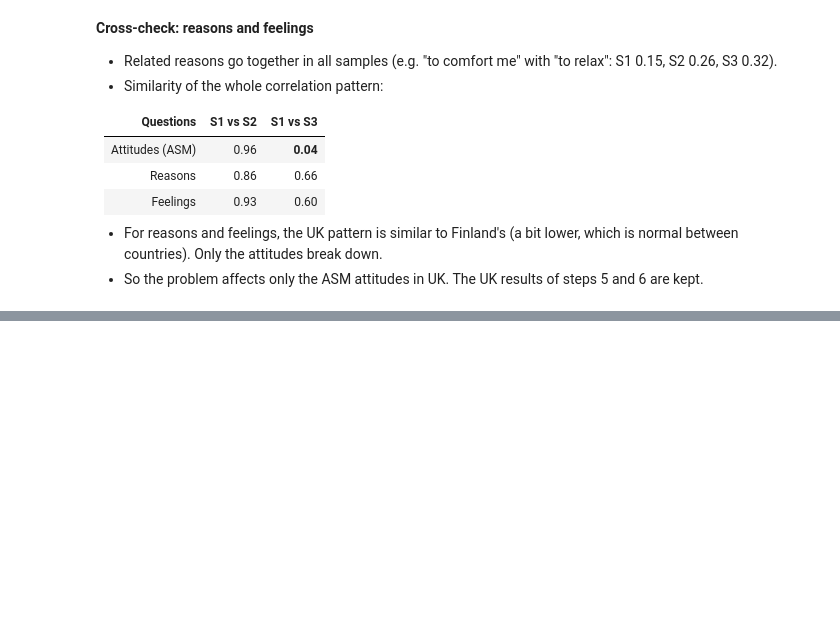
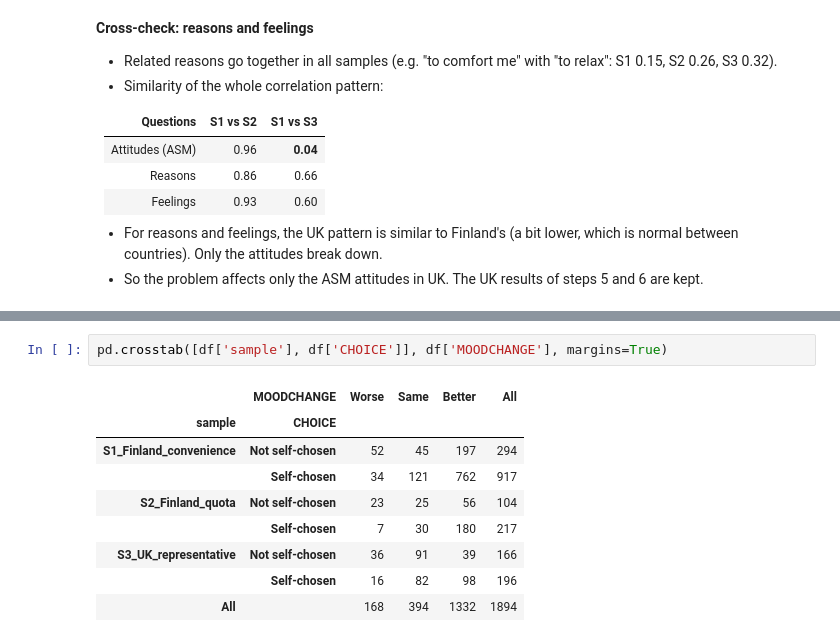
Before and after one commit to chaymaeloukili/melancholy-vs-rumination, a Jupyter notebook: notebooks/03_analysis.ipynb, the cells around one changed output, grey strips where cells are left out. Drawn from its saved outputs; the diff is of its cells as text; blank space fills up the shorter version.

```diff
--- a/notebooks/03_analysis.ipynb
+++ b/notebooks/03_analysis.ipynb
@@ -807,0 +843,12 @@ feelings | S1 vs S2: 0.93 | S1 vs S3: 0.6
+# %%
+pd.crosstab([df['sample'], df['CHOICE']], df['MOODCHANGE'], margins=True)
+# %% [output]
+|  | MOODCHANGE | Worse | Same | Better | All |
+| sample | CHOICE |  |  |  |  |
+| S1_Finland_convenience | Not self-chosen | 52 | 45 | 197 | 294 |
+|  | Self-chosen | 34 | 121 | 762 | 917 |
+| S2_Finland_quota | Not self-chosen | 23 | 25 | 56 | 104 |
+|  | Self-chosen | 7 | 30 | 180 | 217 |
+| S3_UK_representative | Not self-chosen | 36 | 91 | 39 | 166 |
+|  | Self-chosen | 16 | 82 | 98 | 196 |
+| All |  | 168 | 394 | 1332 | 1894 |
```
Also changed, not shown: parts of 9 cells of this notebook.
